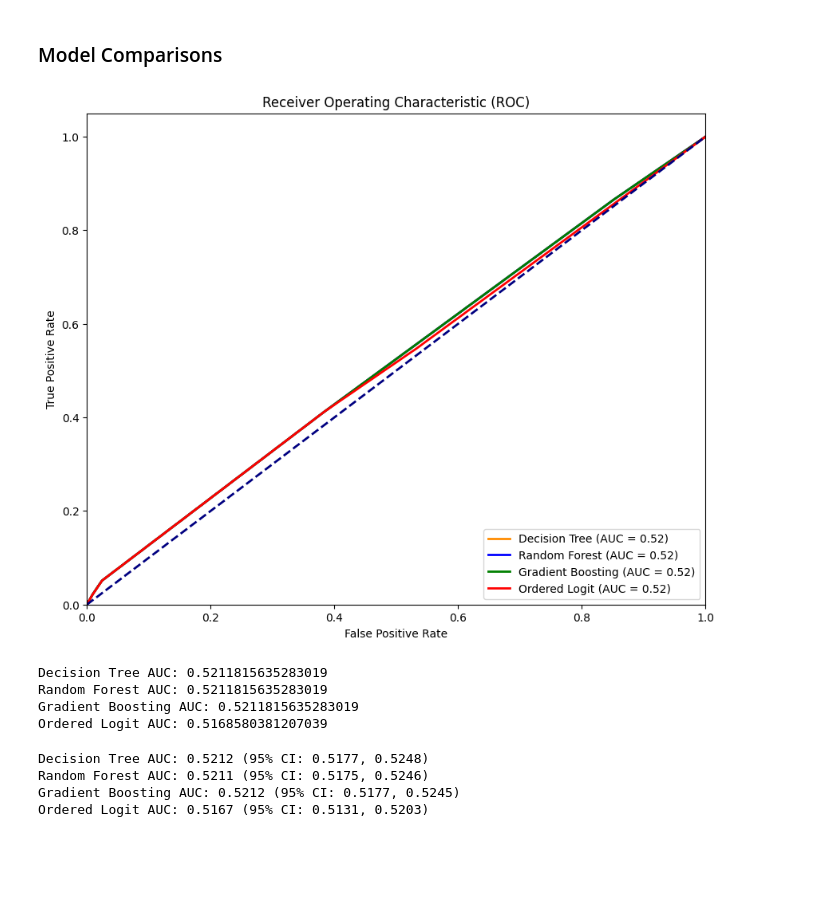
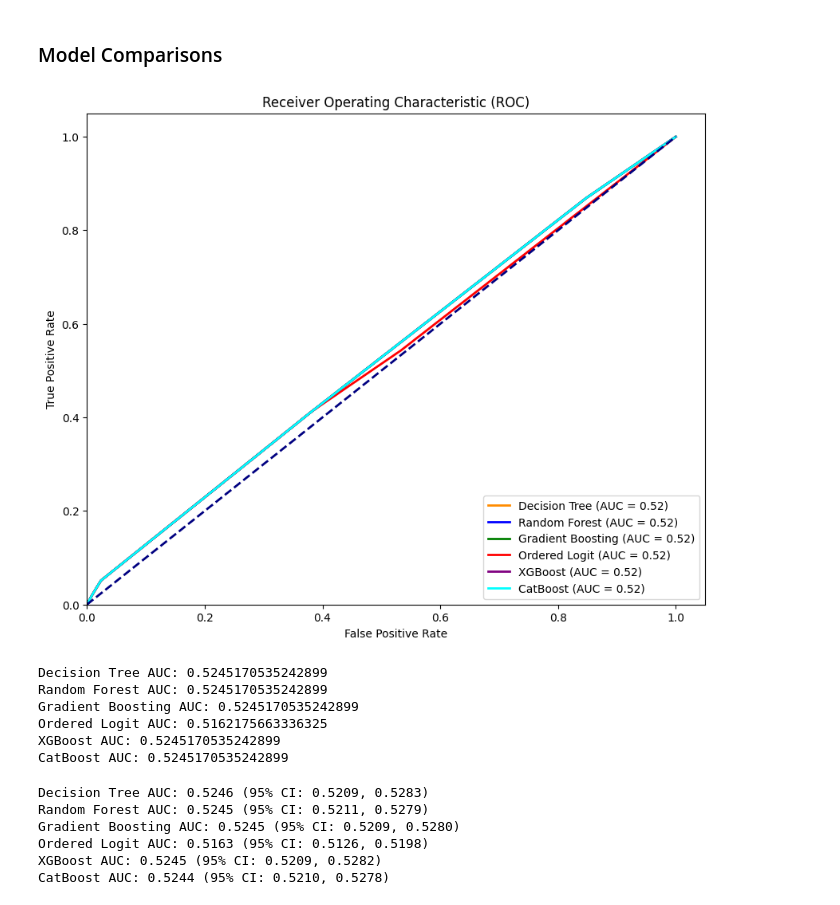
Before and after one commit to SkywingsWang/Masters-Degree-Dissertation, a Jupyter notebook: dissertation.ipynb, the cells around one changed output. Drawn from its saved outputs; the diff is of its cells as text; code cells hidden in the pictures; blank space fills up the shorter version.

Commit message:
add XGBoost and CatBoost

```diff
--- a/dissertation.ipynb
+++ b/dissertation.ipynb
@@ -516,0 +557,27 @@ weighted avg       0.51      0.51      0.51     89151
+# %%
+import catboost as cb
+
+# Identify categorical features
+cat_features = ['time', 'device']
+
+# Create a CatBoost classifier
+model_CB = cb.CatBoostClassifier(cat_features=cat_features, verbose=0)
+
+# Fit the model to the data
+model_CB.fit(X_resampled, y_resampled)
+
+# Make predictions
+predictions_CB = model_CB.predict(X_test)
+
+# Evaluate the model's performance
+print('Accuracy score: ', balanced_accuracy_score(y_test, predictions_CB))
+print(classification_report(y_test, predictions_CB))
+
+# Plot the confusion matrix
+cm_CB = confusion_matrix(y_test, predictions_CB)
+plt.figure(figsize=(10,7))
+sns.heatmap(cm_CB, annot=True, fmt=".0f", cmap='Blues')
+plt.xlabel('Predicted')
+plt.ylabel('Actual')
+plt.title('Confusion Matrix (CatBoost)')
+plt.show()
@@ -522,6 +600,8 @@ probs_DT = model_DT.predict_proba(X_test)[:, 1]
 probs_RF = model_RF.predict_proba(X_test)[:, 1]
 probs_GB = model_GB.predict_proba(X_test)[:, 1]
 probs_OL = model_OL.predict_proba(X_test)[:, 1]
+probs_XGB = model_XGB.predict_proba(X_test)[:, 1]
+probs_CB = model_CB.predict_proba(X_test)[:, 1]
 
 # Compute ROC curve and ROC area for each model
 fpr_DT, tpr_DT, _ = roc_curve(y_test, probs_DT)
@@ -530,39 +610,51 @@ roc_auc_DT = auc(fpr_DT, tpr_DT)
 fpr_RF, tpr_RF, _ = roc_curve(y_test, probs_RF)
 roc_auc_RF = auc(fpr_RF, tpr_RF)
 
 fpr_GB, tpr_GB, _ = roc_curve(y_test, probs_GB)
 roc_auc_GB = auc(fpr_GB, tpr_GB)
 
 fpr_OL, tpr_OL, _ = roc_curve(y_test, probs_OL)
 roc_auc_OL = auc(fpr_OL, tpr_OL)
 
+fpr_XGB, tpr_XGB, _ = roc_curve(y_test, probs_XGB)
+roc_auc_XGB = auc(fpr_XGB, tpr_XGB)
+
+fpr_CB, tpr_CB, _ = roc_curve(y_test, probs_CB)
+roc_auc_CB = auc(fpr_CB, tpr_CB)
+
 # Plot ROC curves in the same plot
 plt.figure(figsize=(10, 8))
 lw = 2
 plt.plot(fpr_DT, tpr_DT, color='darkorange', lw=lw, label=f'Decision Tree (AUC = {roc_auc_DT:0.2f})')
 plt.plot(fpr_RF, tpr_RF, color='blue', lw=lw, label=f'Random Forest (AUC = {roc_auc_RF:0.2f})')
 plt.plot(fpr_GB, tpr_GB, color='green', lw=lw, label=f'Gradient Boosting (AUC = {roc_auc_GB:0.2f})')
 plt.plot(fpr_OL, tpr_OL, color='red', lw=lw, label=f'Ordered Logit (AUC = {roc_auc_OL:0.2f})')
+plt.plot(fpr_XGB, tpr_XGB, color='purple', lw=lw, label=f'XGBoost (AUC = {roc_auc_XGB:0.2f})')
+plt.plot(fpr_CB, tpr_CB, color='cyan', lw=lw, label=f'CatBoost (AUC = {roc_auc_CB:0.2f})')
 plt.plot([0, 1], [0, 1], color='navy', lw=lw, linestyle='--')
-plt.xlim([0.0, 1.0])
+plt.xlim([0.0, 1.05])
 plt.ylim([0.0, 1.05])
 plt.xlabel('False Positive Rate')
 plt.ylabel('True Positive Rate')
 plt.title('Receiver Operating Characteristic (ROC)')
 plt.legend(loc="lower right")
 plt.show()
 
 # Optional: Print out AUC scores
 print("Decision Tree AUC:", roc_auc_score(y_test, probs_DT))
 print("Random Forest AUC:", roc_auc_score(y_test, probs_RF))
 print("Gradient Boosting AUC:", roc_auc_score(y_test, probs_GB))
 print("Ordered Logit AUC:", roc_auc_score(y_test, probs_OL))
+print("XGBoost AUC:", roc_auc_score(y_test, probs_XGB))
+print("CatBoost AUC:", roc_auc_score(y_test, probs_CB))
 # %% [output]
-[figure, old version]
+[figure, new version]
-Decision Tree AUC: 0.5211815635283019
-Random Forest AUC: 0.5211815635283019
-Gradient Boosting AUC: 0.5211815635283019
-Ordered Logit AUC: 0.5168580381207039
+Decision Tree AUC: 0.5245170535242899
+Random Forest AUC: 0.5245170535242899
+Gradient Boosting AUC: 0.5245170535242899
+Ordered Logit AUC: 0.5162175663336325
+XGBoost AUC: 0.5245170535242899
+CatBoost AUC: 0.5245170535242899
 # %%
 def bootstrap_auc(y, probs, n_iterations=1000):
     """ Calculate bootstrap AUC scores. """
@@ -583,19 +675,27 @@ auc_scores_DT = bootstrap_auc(y_test, probs_DT)
 auc_scores_RF = bootstrap_auc(y_test, probs_RF)
 auc_scores_GB = bootstrap_auc(y_test, probs_GB)
 auc_scores_OL = bootstrap_auc(y_test, probs_OL)
+auc_scores_XGB = bootstrap_auc(y_test, probs_XGB)
+auc_scores_CB = bootstrap_auc(y_test, probs_CB)
 
 # Calculate 95% CI for AUC
 conf_int_DT = np.percentile(auc_scores_DT, [2.5, 97.5])
 conf_int_RF = np.percentile(auc_scores_RF, [2.5, 97.5])
 conf_int_GB = np.percentile(auc_scores_GB, [2.5, 97.5])
 conf_int_OL = np.percentile(auc_scores_OL, [2.5, 97.5])
+conf_int_XGB = np.percentile(auc_scores_XGB, [2.5, 97.5])
+conf_int_CB = np.percentile(auc_scores_CB, [2.5, 97.5])
 
 print(f"Decision Tree AUC: {np.mean(auc_scores_DT):.4f} (95% CI: {conf_int_DT[0]:.4f}, {conf_int_DT[1]:.4f})")
 print(f"Random Forest AUC: {np.mean(auc_scores_RF):.4f} (95% CI: {conf_int_RF[0]:.4f}, {conf_int_RF[1]:.4f})")
 print(f"Gradient Boosting AUC: {np.mean(auc_scores_GB):.4f} (95% CI: {conf_int_GB[0]:.4f}, {conf_int_GB[1]:.4f})")
 print(f"Ordered Logit AUC: {np.mean(auc_scores_OL):.4f} (95% CI: {conf_int_OL[0]:.4f}, {conf_int_OL[1]:.4f})")
+print(f"XGBoost AUC: {np.mean(auc_scores_XGB):.4f} (95% CI: {conf_int_XGB[0]:.4f}, {conf_int_XGB[1]:.4f})")
+print(f"CatBoost AUC: {np.mean(auc_scores_CB):.4f} (95% CI: {conf_int_CB[0]:.4f}, {conf_int_CB[1]:.4f})")
 # %% [output]
-Decision Tree AUC: 0.5212 (95% CI: 0.5177, 0.5248)
-Random Forest AUC: 0.5211 (95% CI: 0.5175, 0.5246)
-Gradient Boosting AUC: 0.5212 (95% CI: 0.5177, 0.5245)
-Ordered Logit AUC: 0.5167 (95% CI: 0.5131, 0.5203)
+Decision Tree AUC: 0.5246 (95% CI: 0.5209, 0.5283)
+Random Forest AUC: 0.5245 (95% CI: 0.5211, 0.5279)
+Gradient Boosting AUC: 0.5245 (95% CI: 0.5209, 0.5280)
+Ordered Logit AUC: 0.5163 (95% CI: 0.5126, 0.5198)
+XGBoost AUC: 0.5245 (95% CI: 0.5209, 0.5282)
+CatBoost AUC: 0.5244 (95% CI: 0.5210, 0.5278)
```
Also changed, not shown: parts of 12 cells of this notebook.
